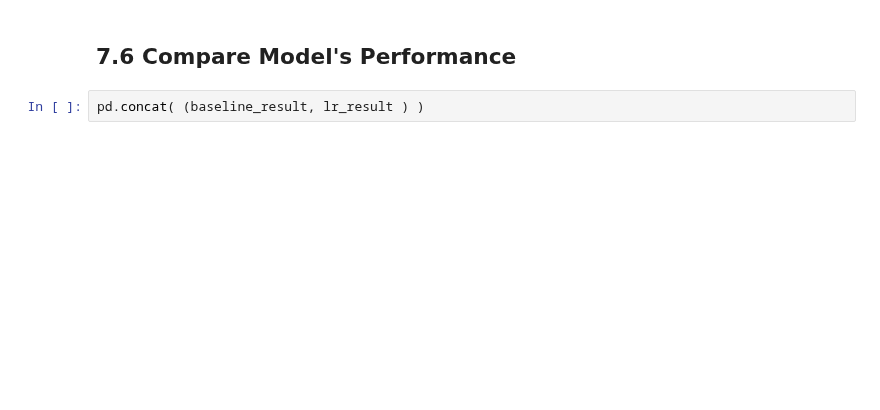
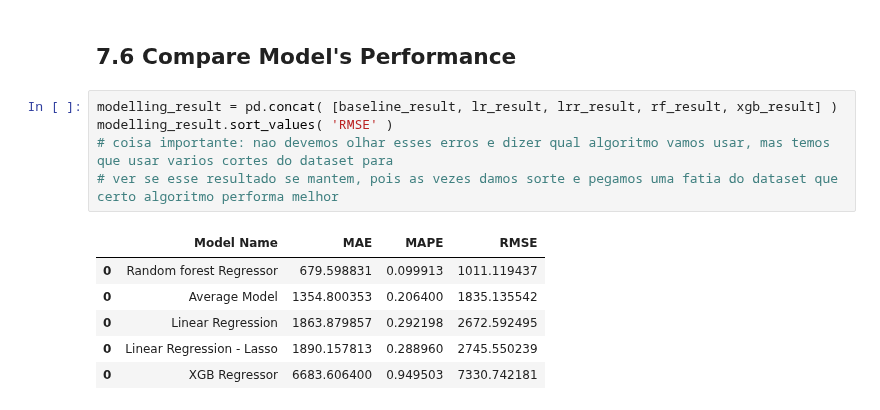
Before and after one commit to Edu-p/ds-project-model, a Jupyter notebook: notebooks/StoreSalesPrediction_md07_v01.ipynb, the cells around one changed output. Drawn from its saved outputs; the diff is of its cells as text; blank space fills up the shorter version.

```diff
--- a/notebooks/StoreSalesPrediction_md07_v01.ipynb
+++ b/notebooks/StoreSalesPrediction_md07_v01.ipynb
@@ -1298,4 +1310,14 @@ xgb_result
 # %% [markdown]
 ## 7.6 Compare Model's Performance
-# %%
-pd.concat( (baseline_result, lr_result ) )
+# %%
+modelling_result = pd.concat( [baseline_result, lr_result, lrr_result, rf_result, xgb_result] )
+modelling_result.sort_values( 'RMSE' )
+# coisa importante: nao devemos olhar esses erros e dizer qual algoritmo vamos usar, mas temos que usar varios cortes do dataset para
+# ver se esse resultado se mantem, pois as vezes damos sorte e pegamos uma fatia do dataset que certo algoritmo performa melhor
+# %% [output]
+|  | Model Name | MAE | MAPE | RMSE |
+| 0 | Random forest Regressor | 679.598831 | 0.099913 | 1011.119437 |
+| 0 | Average Model | 1354.800353 | 0.206400 | 1835.135542 |
+| 0 | Linear Regression | 1863.879857 | 0.292198 | 2672.592495 |
+| 0 | Linear Regression - Lasso | 1890.157813 | 0.288960 | 2745.550239 |
+| 0 | XGB Regressor | 6683.606400 | 0.949503 | 7330.742181 |
```
Also changed, not shown: parts of 3 cells of this notebook.
